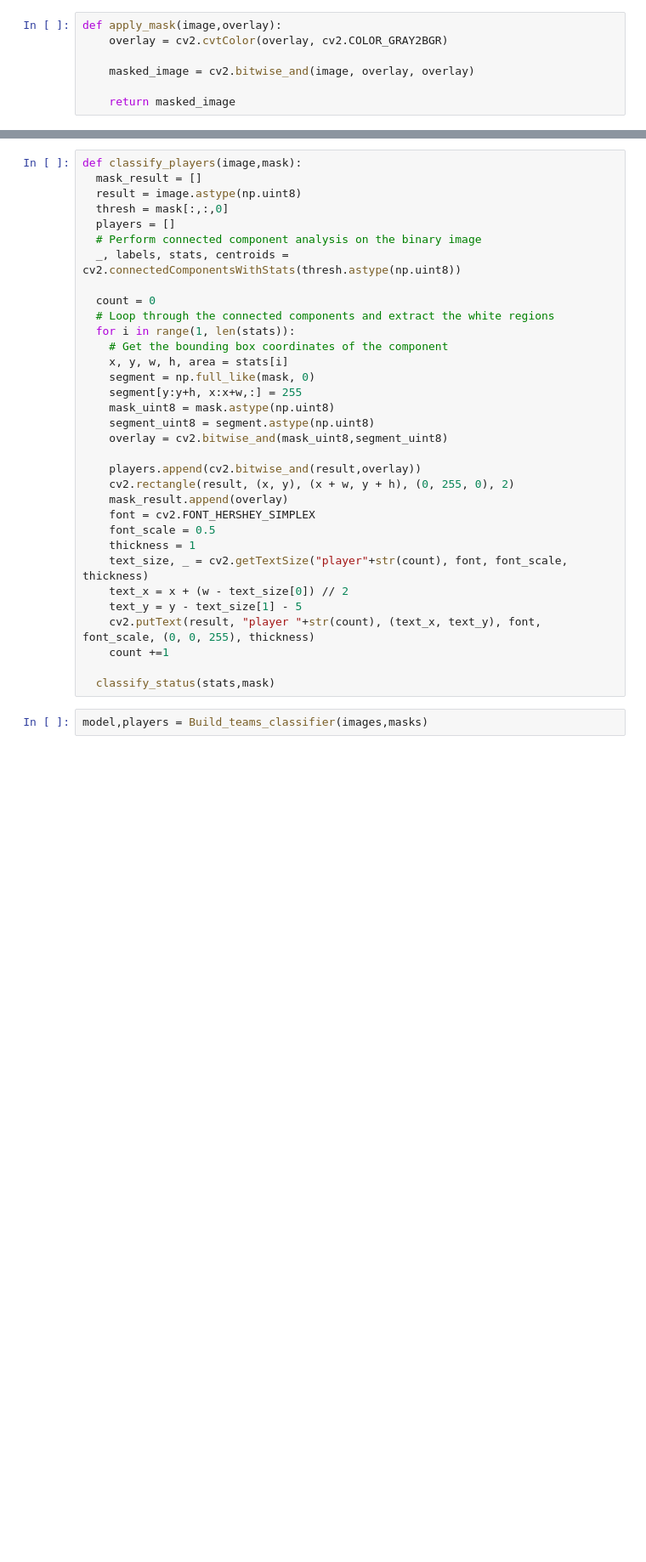
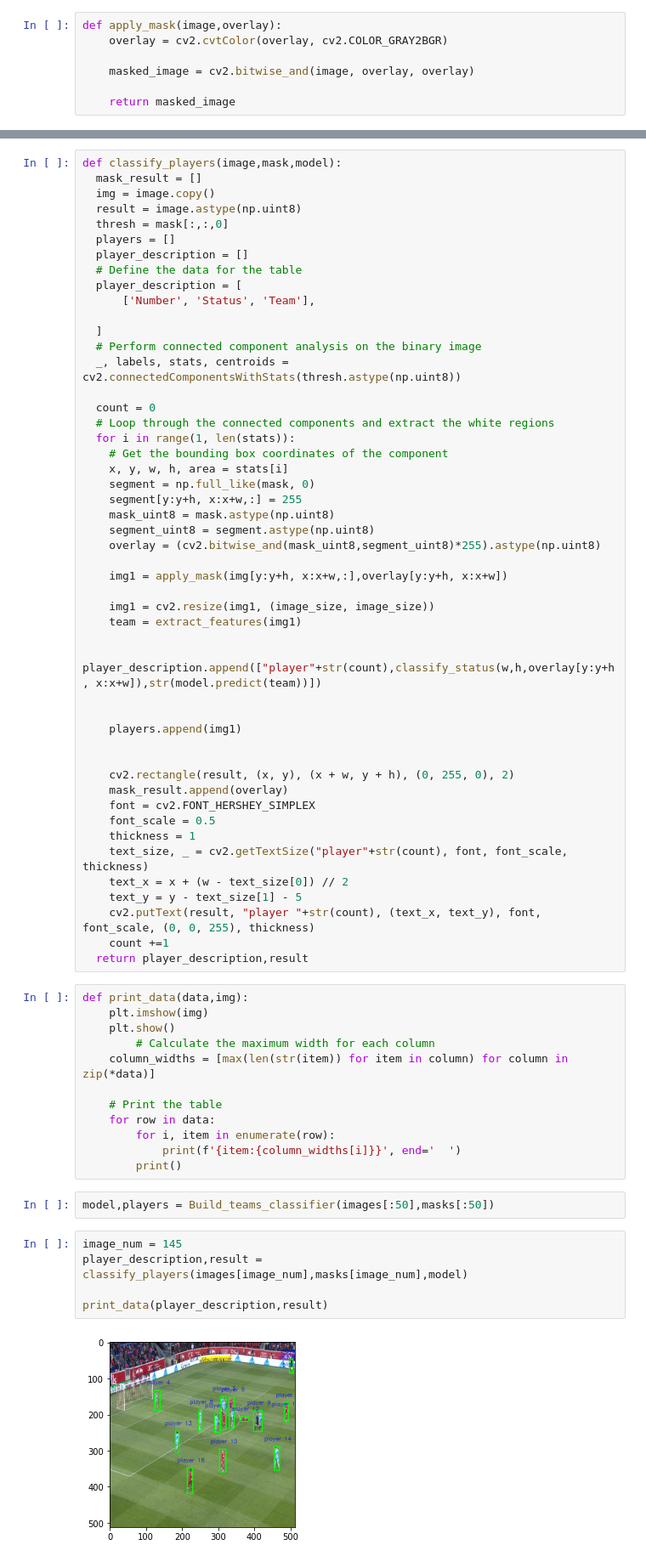
Before and after one commit to yazanj082/football-player-classification, a Jupyter notebook: Worker.ipynb, the cells around one changed output, grey strips where cells are left out. Shown at 85% size. Cells and saved outputs as stored; diff of their text form; blank space fills up the shorter version.

```diff
--- a/Worker.ipynb
+++ b/Worker.ipynb
@@ -210,9 +211,16 @@ def Build_teams_classifier(images,masks , test = None):
 # %%
-def classify_players(image,mask):
+def classify_players(image,mask,model):
   mask_result = []
+  img = image.copy()
   result = image.astype(np.uint8)
   thresh = mask[:,:,0]
   players = []
+  player_description = []
+  # Define the data for the table
+  player_description = [
+      ['Number', 'Status', 'Team'],
+
+  ]
   # Perform connected component analysis on the binary image
   _, labels, stats, centroids = cv2.connectedComponentsWithStats(thresh.astype(np.uint8))
 
@@ -225,9 +233,19 @@ def classify_players(image,mask):
     segment[y:y+h, x:x+w,:] = 255
     mask_uint8 = mask.astype(np.uint8)
     segment_uint8 = segment.astype(np.uint8)
-    overlay = cv2.bitwise_and(mask_uint8,segment_uint8)
+    overlay = (cv2.bitwise_and(mask_uint8,segment_uint8)*255).astype(np.uint8)
 
-    players.append(cv2.bitwise_and(result,overlay))
+    img1 = apply_mask(img[y:y+h, x:x+w,:],overlay[y:y+h, x:x+w])
+
+    img1 = cv2.resize(img1, (image_size, image_size))
+    team = extract_features(img1)
+
+    player_description.append(["player"+str(count),classify_status(w,h,overlay[y:y+h, x:x+w]),str(model.predict(team))])
+
+
+    players.append(img1)
+
+
     cv2.rectangle(result, (x, y), (x + w, y + h), (0, 255, 0), 2)
     mask_result.append(overlay)
     font = cv2.FONT_HERSHEY_SIMPLEX
@@ -238,7 +256,25 @@ def classify_players(image,mask):
     text_y = y - text_size[1] - 5
     cv2.putText(result, "player "+str(count), (text_x, text_y), font, font_scale, (0, 0, 255), thickness)
     count +=1
-
-  classify_status(stats,mask)
+  return player_description,result
+# %%
+def print_data(data,img):
+    plt.imshow(img)
+    plt.show()
+        # Calculate the maximum width for each column
+    column_widths = [max(len(str(item)) for item in column) for column in zip(*data)]
+
+    # Print the table
+    for row in data:
+        for i, item in enumerate(row):
+            print(f'{item:{column_widths[i]}}', end='  ')
+        print()
 # %%
-model,players = Build_teams_classifier(images,masks)
+model,players = Build_teams_classifier(images[:50],masks[:50])
+# %%
+image_num = 145
+player_description,result = classify_players(images[image_num],masks[image_num],model)
+
+print_data(player_description,result)
+# %% [output]
+[figure, added]
```
Also changed, not shown: parts of 7 cells of this notebook.
